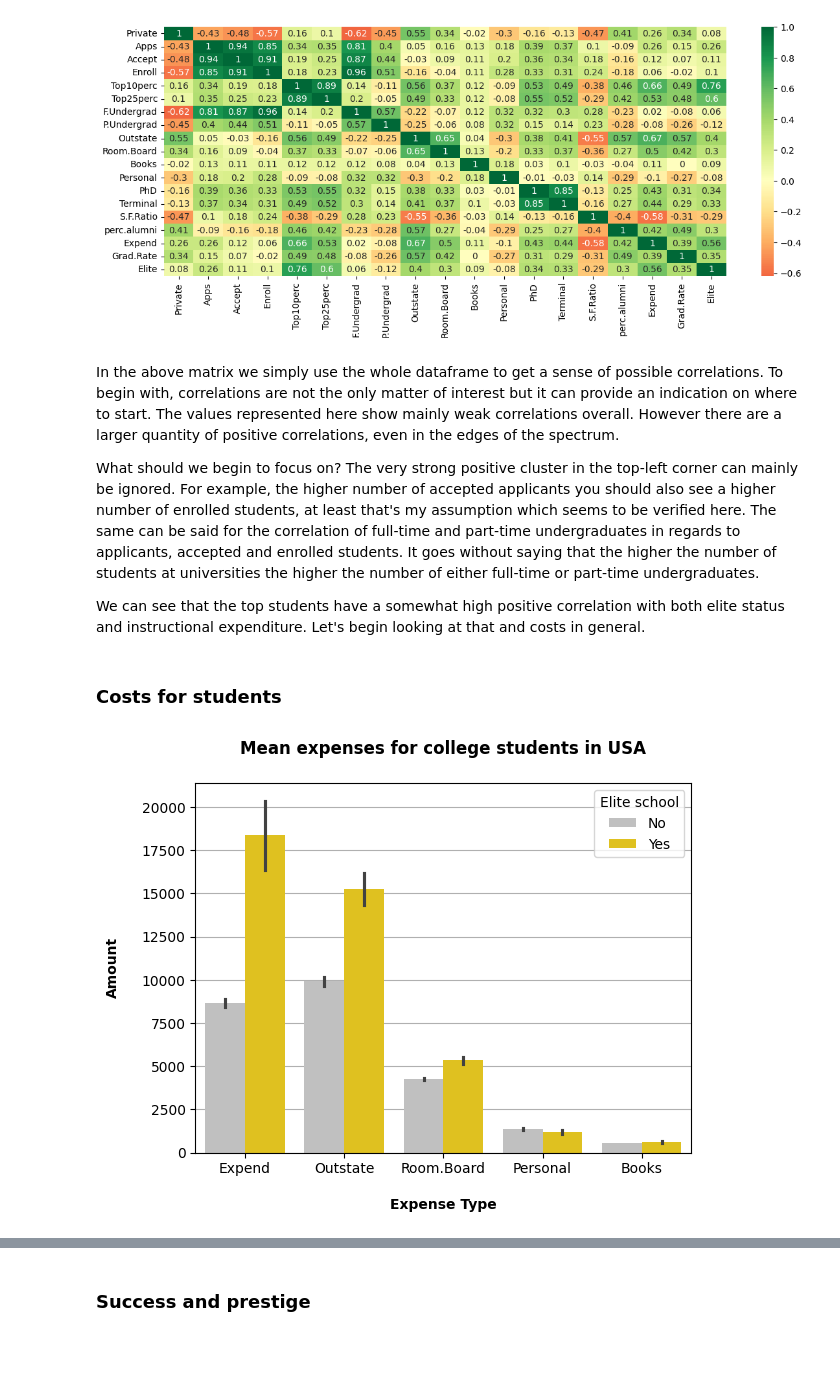
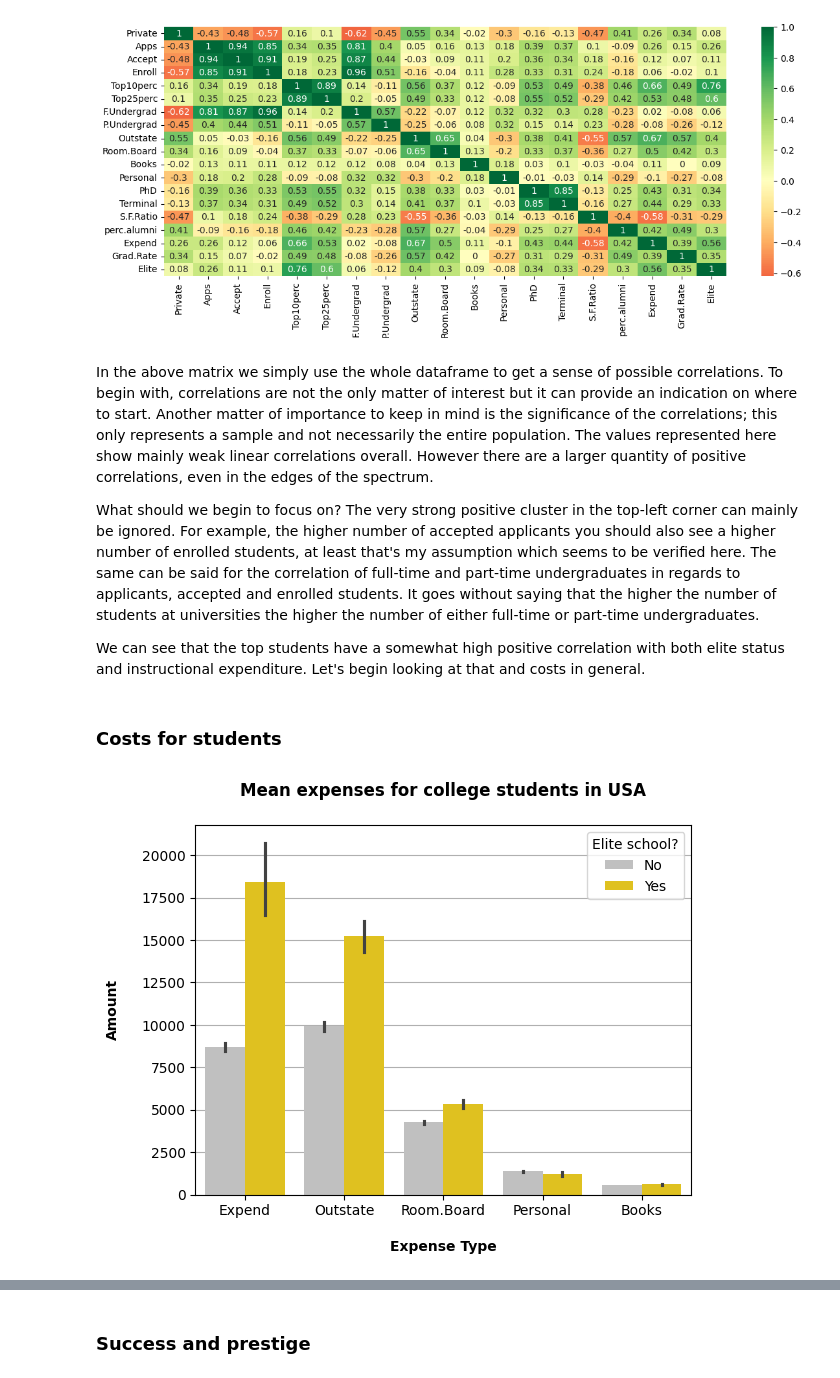
Before and after one commit to AlbotGoodman/databehandling-albot, a Jupyter notebook: Labs/lab.ipynb, the cells around one changed output, grey strips where cells are left out. Cells and saved outputs as stored; diff of their text form; code cells hidden in the pictures; blank space fills up the shorter version.

```diff
--- a/Labs/lab.ipynb
+++ b/Labs/lab.ipynb
@@ -103,7 +103,7 @@ plt.show()
 # %% [output]
 [figure]
 # %% [markdown]
-In the above matrix we simply use the whole dataframe to get a sense of possible correlations. To begin with, correlations are not the only matter of interest but it can provide an indication on where to start. The values represented here show mainly weak correlations overall. However there are a larger quantity of positive correlations, even in the edges of the spectrum.
+In the above matrix we simply use the whole dataframe to get a sense of possible correlations. To begin with, correlations are not the only matter of interest but it can provide an indication on where to start. Another matter of importance to keep in mind is the significance of the correlations; this only represents a sample and not necessarily the entire population. The values represented here show mainly weak linear correlations overall. However there are a larger quantity of positive correlations, even in the edges of the spectrum.
 
 What should we begin to focus on? The very strong positive cluster in the top-left corner can mainly be ignored. For example, the higher number of accepted applicants you should also see a higher number of enrolled students, at least that's my assumption which seems to be verified here. The same can be said for the correlation of full-time and part-time undergraduates in regards to applicants, accepted and enrolled students. It goes without saying that the higher the number of students at universities the higher the number of either full-time or part-time undergraduates.
 
@@ -113,14 +113,14 @@ We can see that the top students have a somewhat high positive correlation with
 # %%
 filt = college[["Elite", "Expend", "Outstate", "Room.Board", "Personal", "Books"]]
 filt = filt.melt(id_vars="Elite", var_name="Expense.Type", value_name="Amount", ignore_index=False)
 pal = {"No": "silver", "Yes": "gold"}
 sns.barplot(data=filt, x="Expense.Type", y="Amount", hue="Elite", palette=pal, zorder=2)
 plt.title("Mean expenses for college students in USA\n", fontweight="bold")
 plt.ylabel("Amount\n", fontweight="bold")
 plt.xlabel("\nExpense Type", fontweight="bold")
-plt.legend(title="Elite school")
+plt.legend(title="Elite school?")
 plt.grid(axis="y", zorder=1)
 plt.show()
 # %% [output]
-[figure, old version]
+[figure, new version]
 # %% [markdown]
```
Also changed, not shown: parts of 14 cells of this notebook.
